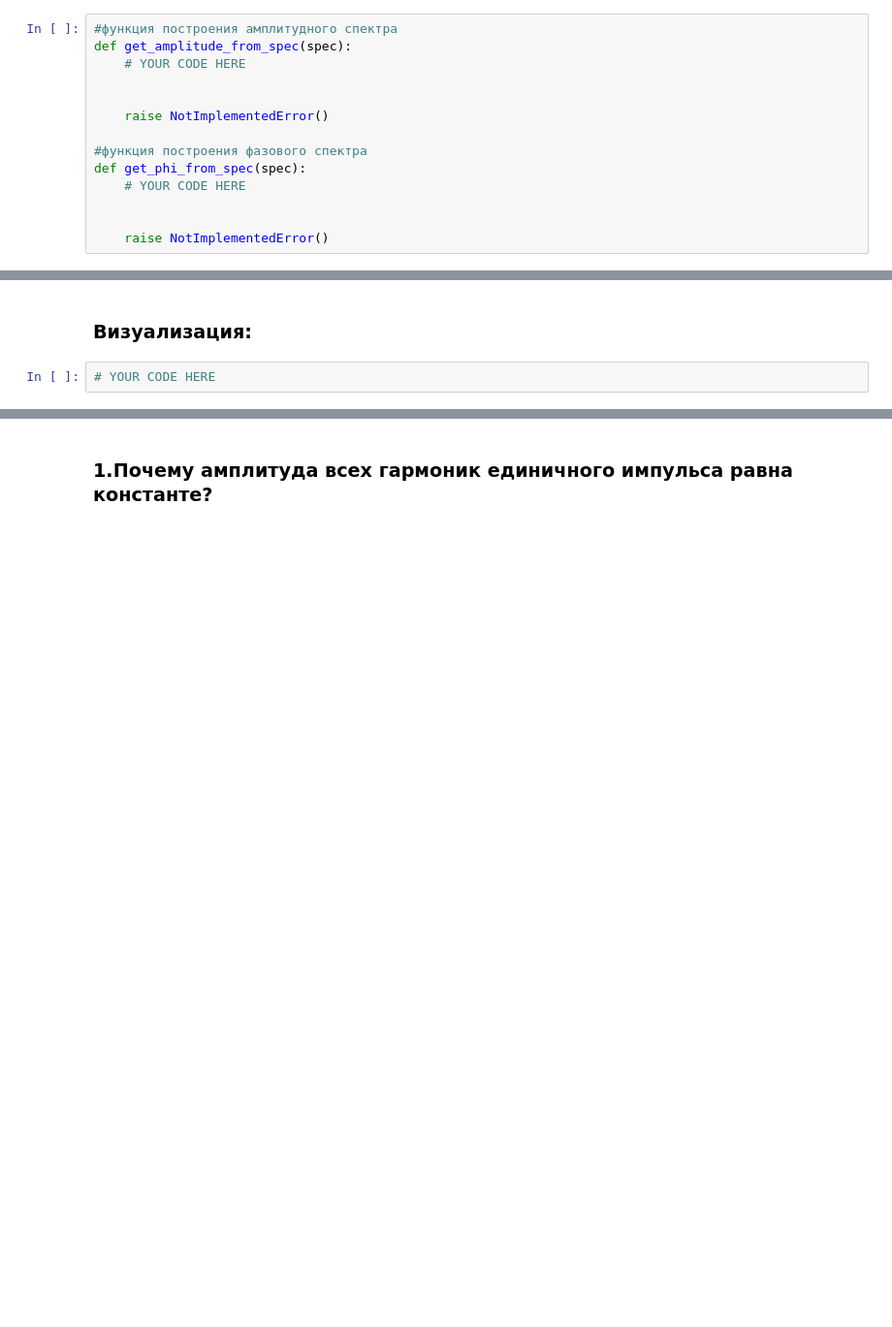
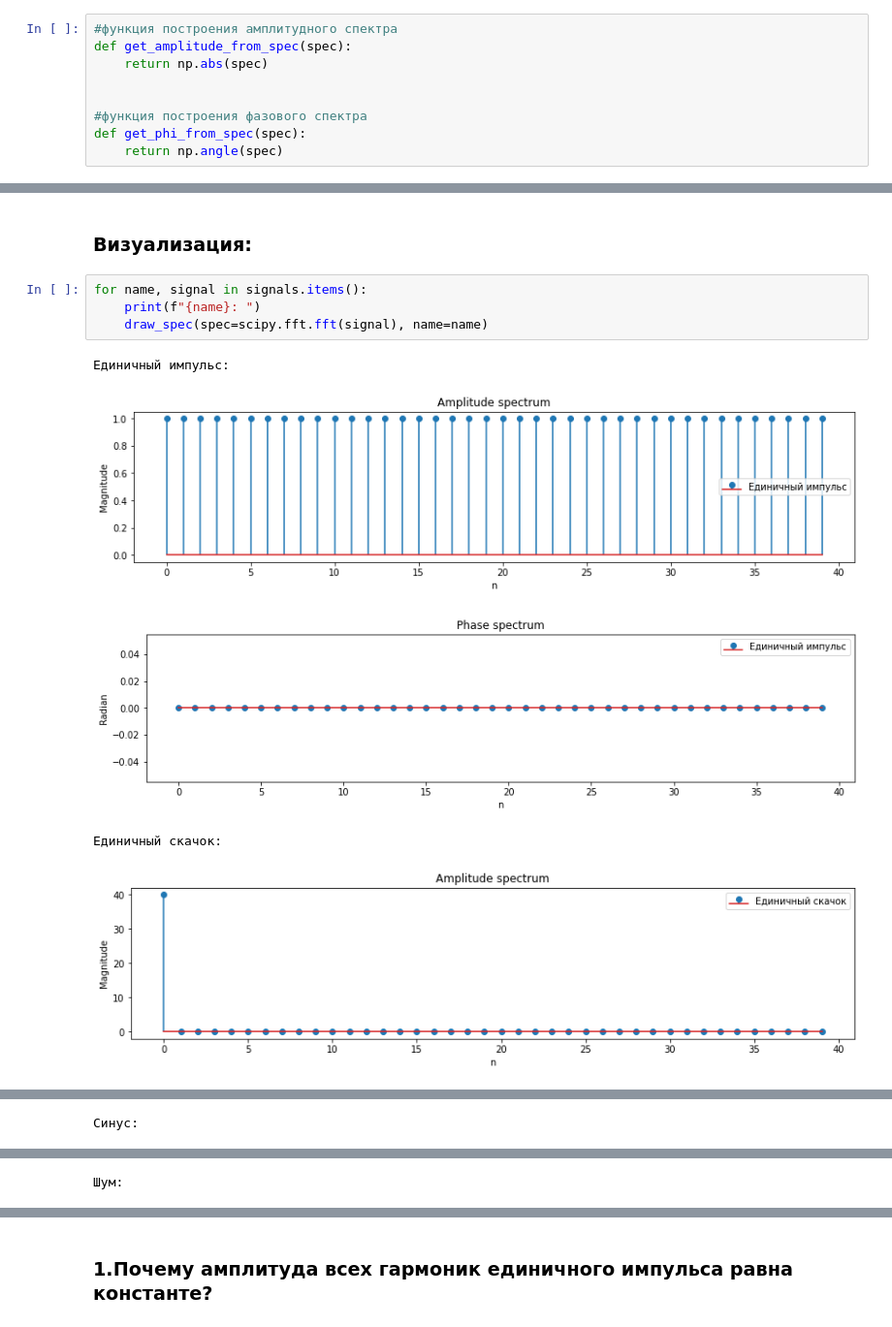
Before and after one commit to tinctura13/kontyp, a Jupyter notebook: lab2.ipynb, the cells around one changed output, grey strips where cells are left out. Shown at 97% size. Drawn from its saved outputs; the diff is of its cells as text; blank space fills up the shorter version.

```diff
--- a/lab2.ipynb
+++ b/lab2.ipynb
@@ -174,17 +174,12 @@ All ok!
 # %%
 #функция построения амплитудного спектра
 def get_amplitude_from_spec(spec):
-    # YOUR CODE HERE
+    return np.abs(spec)
 
-
-    raise NotImplementedError()
 
 #функция построения фазового спектра
 def get_phi_from_spec(spec):
-    # YOUR CODE HERE
-
-
-    raise NotImplementedError()
+    return np.angle(spec)
 # %%
 def check_mean_var(sig, mean=None, var=None):
     if mean is not None and np.mean(sig) != mean:
@@ -261,5 +258,13 @@ def draw_spec(spec, name=None, draw_A=True, draw_p=True, figsize=(14, 3)):
 1. Что в фазовом спектре является полезной информацией, а что - шумом? Почему? -->
 # %% [markdown]
 ### Визуализация:
-# %%
-# YOUR CODE HERE
+# %%
+for name, signal in signals.items():
+    print(f"{name}: ")
+    draw_spec(spec=scipy.fft.fft(signal), name=name)
+# %% [output]
+Единичный импульс:
+[figure, added]
+[figure, added]
+Единичный скачок:
+[figure, added]
@@ -265,0 +272 @@ def draw_spec(spec, name=None, draw_A=True, draw_p=True, figsize=(14, 3)):
+Синус:
@@ -265,0 +275 @@ def draw_spec(spec, name=None, draw_A=True, draw_p=True, figsize=(14, 3)):
+Шум:
```
Also changed, not shown: parts of 7 cells of this notebook.
